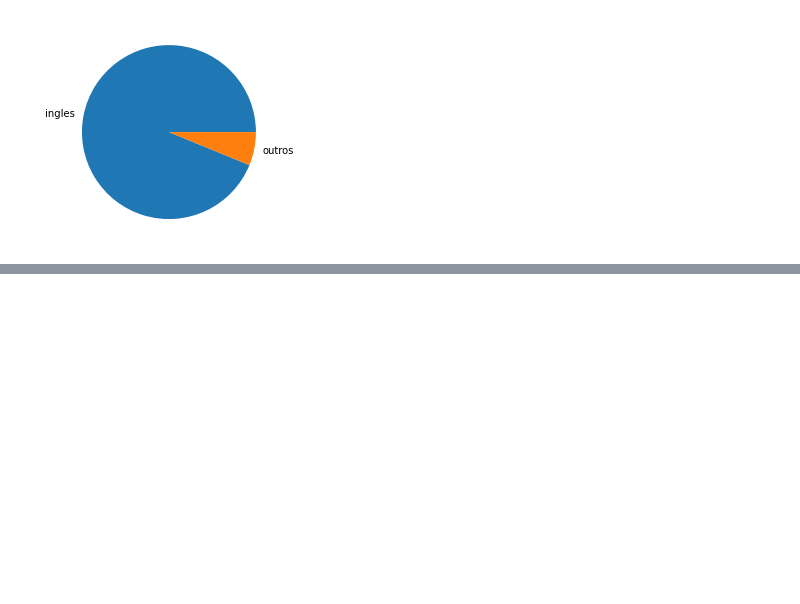
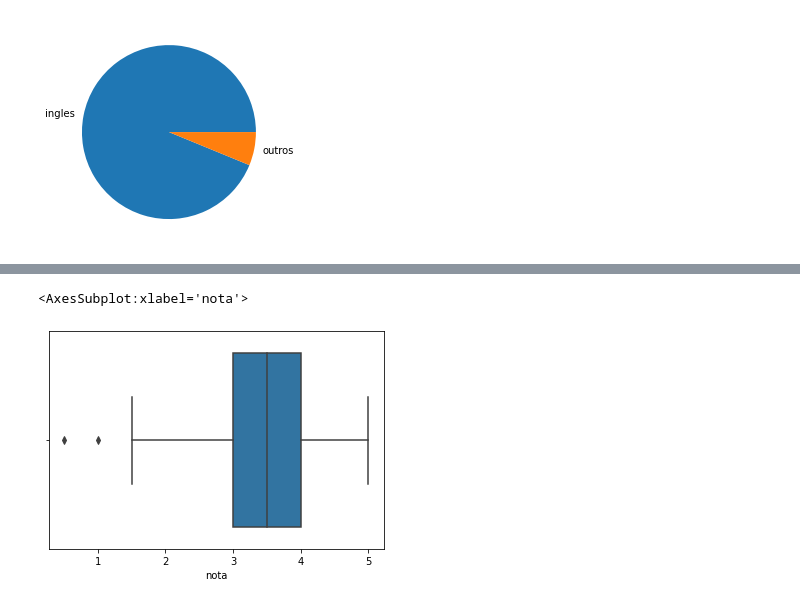
Before and after one commit to BrunaMello/Data-Science-Primeiros-Passos, a Jupyter notebook: Introducao a Data Science.ipynb, the cells around one changed output, grey strips where cells are left out. Drawn from its saved outputs; the diff is of its cells as text; code cells hidden in the pictures; blank space fills up the shorter version.

```diff
--- a/Introducao a Data Science.ipynb
+++ b/Introducao a Data Science.ipynb
@@ -248,0 +269,5 @@ sns.catplot(x="original_language",
+# %%
+sns.boxplot(notas_jumanji.nota)
+# %% [output]
+<AxesSubplot:xlabel='nota'>
+[figure, added]
```
Also changed, not shown: parts of 12 cells of this notebook.
